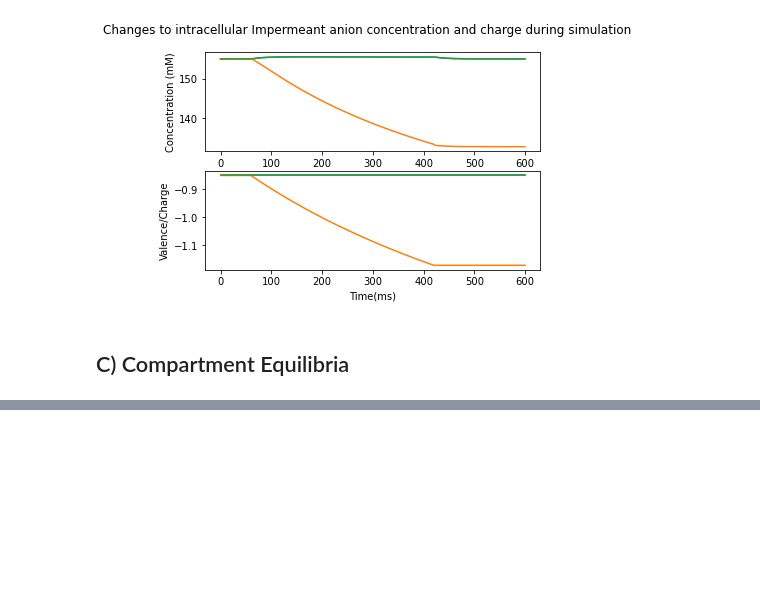
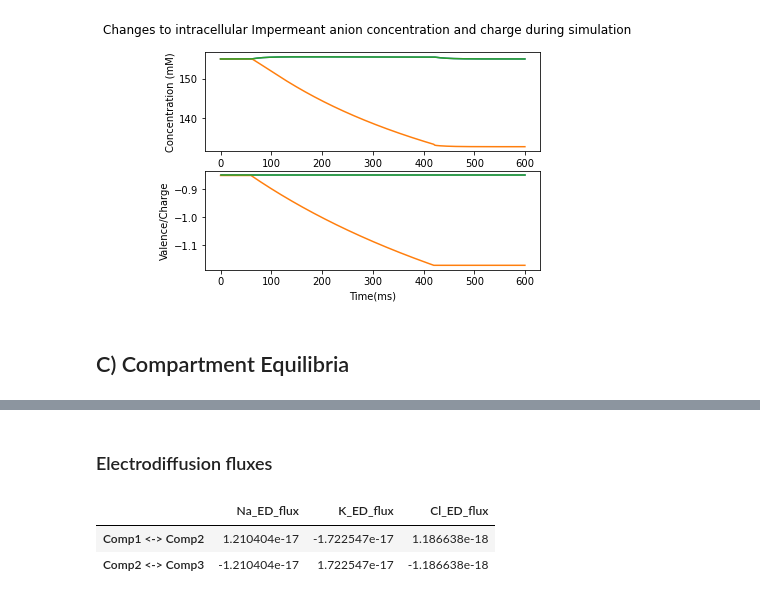
Before and after one commit to TrellixVulnTeam/MSc-Computational-Neuroscience-Repo_ZR8H, a Jupyter notebook: Multicompartment Trials/Graphing Notebook.ipynb, the cells around one changed output, grey strips where cells are left out. Saved outputs shown, nothing was run; the diff lists cells and outputs as text; code cells hidden in the pictures; blank space fills up the shorter version.

```diff
--- a/Multicompartment Trials/Graphing Notebook.ipynb
+++ b/Multicompartment Trials/Graphing Notebook.ipynb
@@ -1166,0 +1235,8 @@ df_flux
+# %% [markdown]
+### Electrodiffusion fluxes
+# %%
+df_end_ed
+# %% [output]
+|  | Na_ED_flux | K_ED_flux | Cl_ED_flux |
+| Comp1 <-> Comp2 | 1.210404e-17 | -1.722547e-17 | 1.186638e-18 |
+| Comp2 <-> Comp3 | -1.210404e-17 | 1.722547e-17 | -1.186638e-18 |
```
Also changed, not shown: parts of 18 cells of this notebook, 2 other files.
